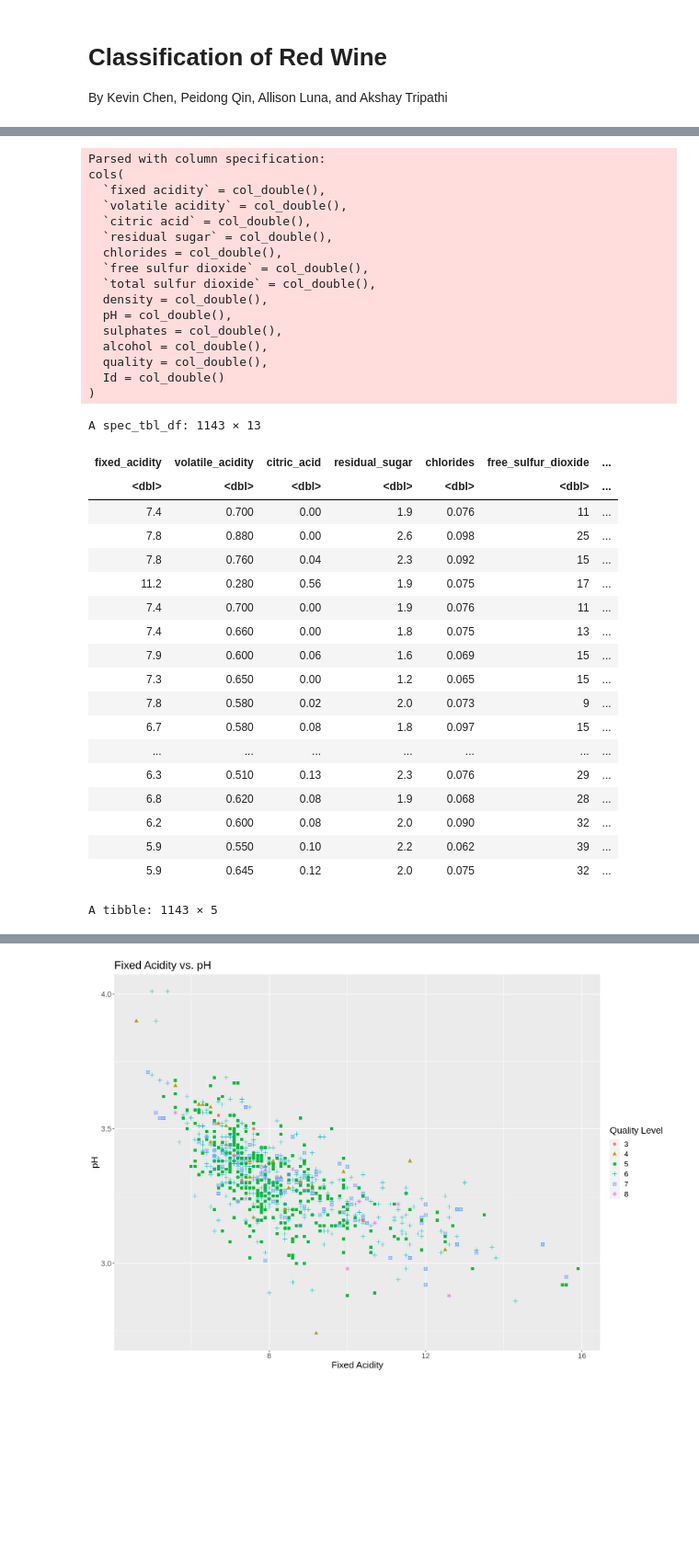
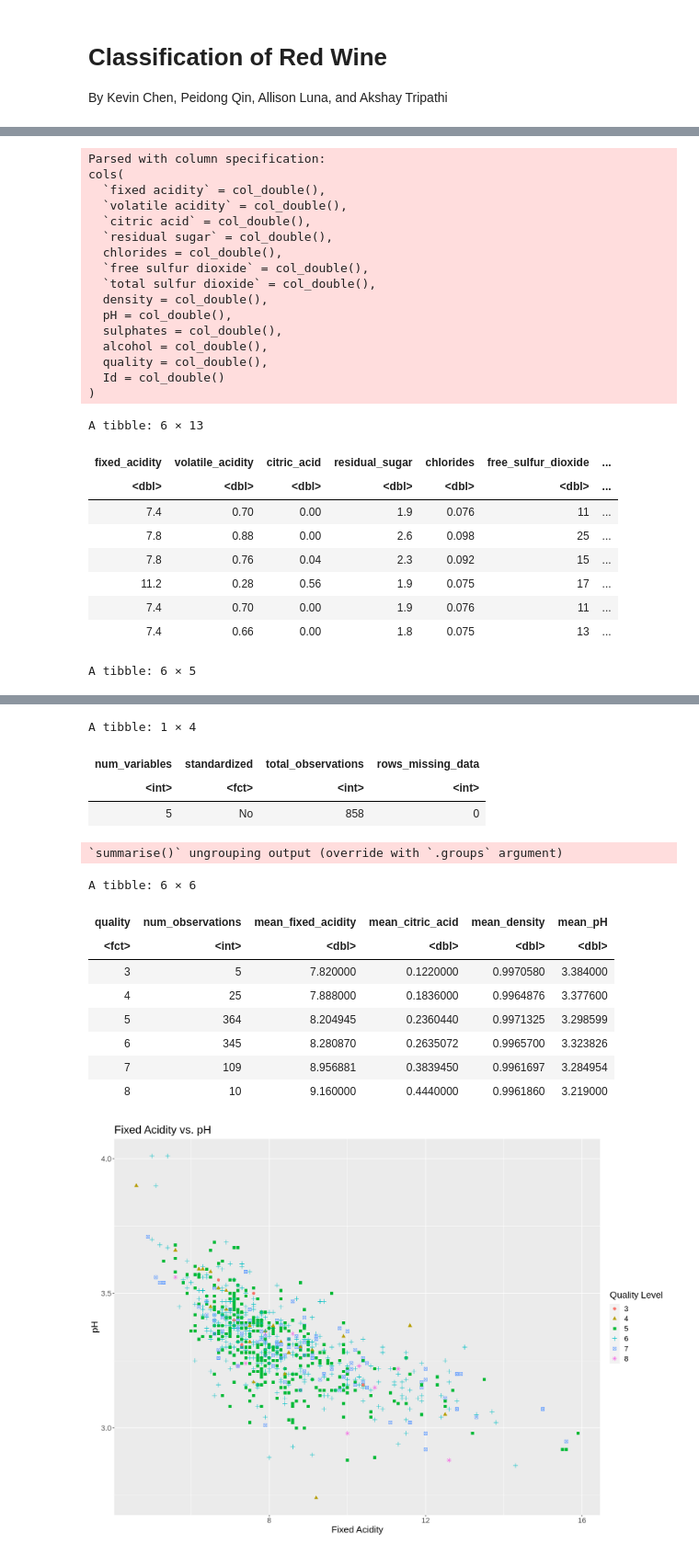
Before and after one commit to allisonml/DSCI-Proposal, a Jupyter notebook: project_proposal.ipynb, the cells around one changed output, grey strips where cells are left out. Shown: that part at 92% size. Drawn from its saved outputs; the diff is of its cells as text; code cells hidden in the pictures; blank space fills up the shorter version.

```diff
--- a/project_proposal.ipynb
+++ b/project_proposal.ipynb
@@ -15,51 +33,41 @@ library(gridExtra)
 # %%
 data <- read_csv("https://raw.githubusercontent.com/allisonml/Wine-Data/main/WineQT.csv")
 names(data) <- gsub(" ", "_", colnames(data))
 
-data
+head(data)
 
 relevant_data <- data %>%
     select(fixed_acidity, citric_acid, density, pH, quality) %>%
     mutate(quality=as_factor(quality))
 
-relevant_data
+head(relevant_data)
 # %% [output]
 Parsed with column specification:
 cols(
   `fixed acidity` = col_double(),
   `volatile acidity` = col_double(),
   `citric acid` = col_double(),
   `residual sugar` = col_double(),
   chlorides = col_double(),
   `free sulfur dioxide` = col_double(),
   `total sulfur dioxide` = col_double(),
   density = col_double(),
   pH = col_double(),
   sulphates = col_double(),
   alcohol = col_double(),
   quality = col_double(),
   Id = col_double()
 )
-A spec_tbl_df: 1143 × 13
+A tibble: 6 × 13
 | fixed_acidity | volatile_acidity | citric_acid | residual_sugar | chlorides | free_sulfur_dioxide | ... |
 | <dbl> | <dbl> | <dbl> | <dbl> | <dbl> | <dbl> | ... |
-| 7.4 | 0.700 | 0.00 | 1.9 | 0.076 | 11 | ... |
-| 7.8 | 0.880 | 0.00 | 2.6 | 0.098 | 25 | ... |
-| 7.8 | 0.760 | 0.04 | 2.3 | 0.092 | 15 | ... |
-| 11.2 | 0.280 | 0.56 | 1.9 | 0.075 | 17 | ... |
-| 7.4 | 0.700 | 0.00 | 1.9 | 0.076 | 11 | ... |
-| 7.4 | 0.660 | 0.00 | 1.8 | 0.075 | 13 | ... |
-| 7.9 | 0.600 | 0.06 | 1.6 | 0.069 | 15 | ... |
-| 7.3 | 0.650 | 0.00 | 1.2 | 0.065 | 15 | ... |
-| 7.8 | 0.580 | 0.02 | 2.0 | 0.073 | 9 | ... |
-| 6.7 | 0.580 | 0.08 | 1.8 | 0.097 | 15 | ... |
-| ... | ... | ... | ... | ... | ... | ... |
-| 6.3 | 0.510 | 0.13 | 2.3 | 0.076 | 29 | ... |
-| 6.8 | 0.620 | 0.08 | 1.9 | 0.068 | 28 | ... |
-| 6.2 | 0.600 | 0.08 | 2.0 | 0.090 | 32 | ... |
-| 5.9 | 0.550 | 0.10 | 2.2 | 0.062 | 39 | ... |
-| 5.9 | 0.645 | 0.12 | 2.0 | 0.075 | 32 | ... |
+| 7.4 | 0.70 | 0.00 | 1.9 | 0.076 | 11 | ... |
+| 7.8 | 0.88 | 0.00 | 2.6 | 0.098 | 25 | ... |
+| 7.8 | 0.76 | 0.04 | 2.3 | 0.092 | 15 | ... |
+| 11.2 | 0.28 | 0.56 | 1.9 | 0.075 | 17 | ... |
+| 7.4 | 0.70 | 0.00 | 1.9 | 0.076 | 11 | ... |
+| 7.4 | 0.66 | 0.00 | 1.8 | 0.075 | 13 | ... |
-A tibble: 1143 × 5
+A tibble: 6 × 5
 | fixed_acidity | citric_acid | density | pH | quality |
 | <dbl> | <dbl> | <dbl> | <dbl> | <fct> |
 | 7.4 | 0.00 | 0.9978 | 3.51 | 5 |
@@ -81,3 +79,39 @@ A tibble: 1143 × 5
+# %%
+# num of vars, if data is standardized, number of observations, and number of rows missing data in our training data
+data_summary <-
+    tibble(num_variables = ncol(training_data),
+           standardized = as.factor("No"),
+           total_observations = nrow(training_data),
+           rows_missing_data = 0L)
+
+data_summary
+# %% [output]
+A tibble: 1 × 4
+| num_variables | standardized | total_observations | rows_missing_data |
+| <int> | <fct> | <int> | <int> |
+| 5 | No | 858 | 0 |
+# %%
+# mean predictor values and number of observations in each class
+class_summary <- training_data %>%
+    group_by(quality) %>%
+    summarize(num_observations = n(),
+              mean_fixed_acidity = mean(fixed_acidity),
+              mean_citric_acid = mean(citric_acid),
+              mean_density = mean(density),
+              mean_pH = mean(pH))
+
+class_summary
+# %% [output]
+`summarise()` ungrouping output (override with `.groups` argument)
+A tibble: 6 × 6
+| quality | num_observations | mean_fixed_acidity | mean_citric_acid | mean_density | mean_pH |
+| <fct> | <int> | <dbl> | <dbl> | <dbl> | <dbl> |
+| 3 | 5 | 7.820000 | 0.1220000 | 0.9970580 | 3.384000 |
+| 4 | 25 | 7.888000 | 0.1836000 | 0.9964876 | 3.377600 |
+| 5 | 364 | 8.204945 | 0.2360440 | 0.9971325 | 3.298599 |
+| 6 | 345 | 8.280870 | 0.2635072 | 0.9965700 | 3.323826 |
+| 7 | 109 | 8.956881 | 0.3839450 | 0.9961697 | 3.284954 |
+| 8 | 10 | 9.160000 | 0.4440000 | 0.9961860 | 3.219000 |
 # %%
 set.seed(2341)
 # split the data into training and testing sets
```
Also changed, not shown: parts of 13 cells of this notebook.
